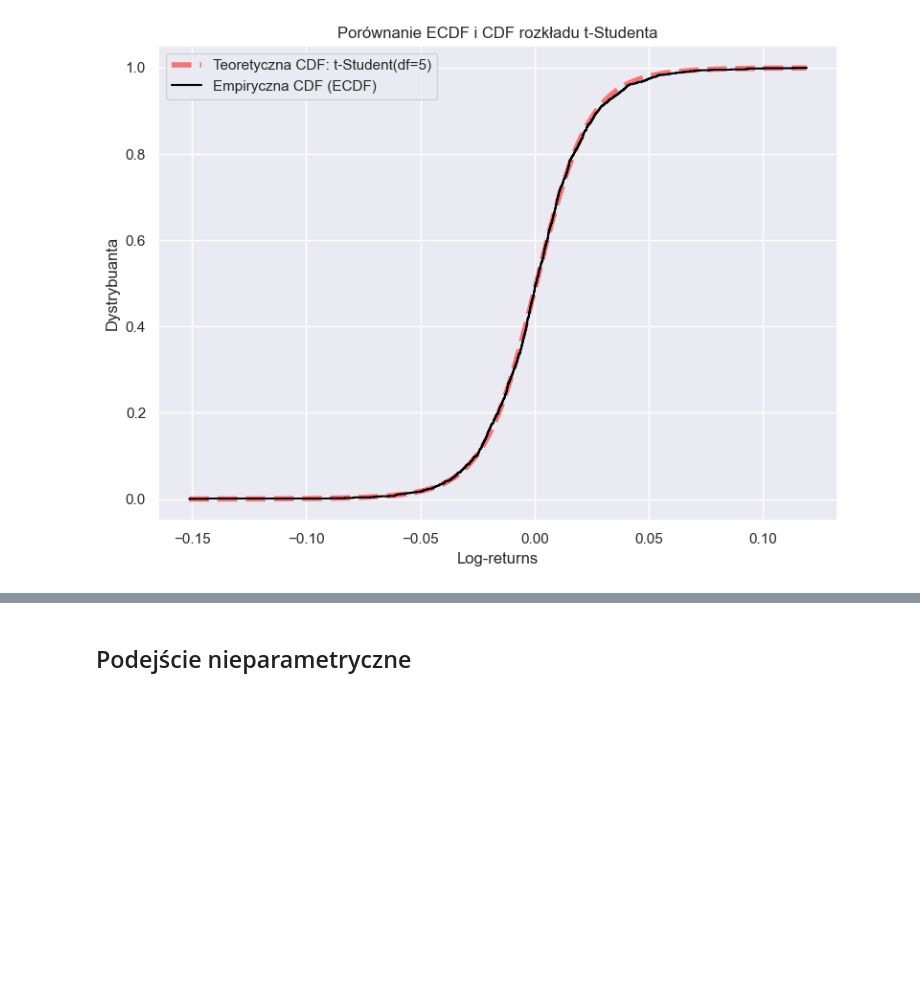
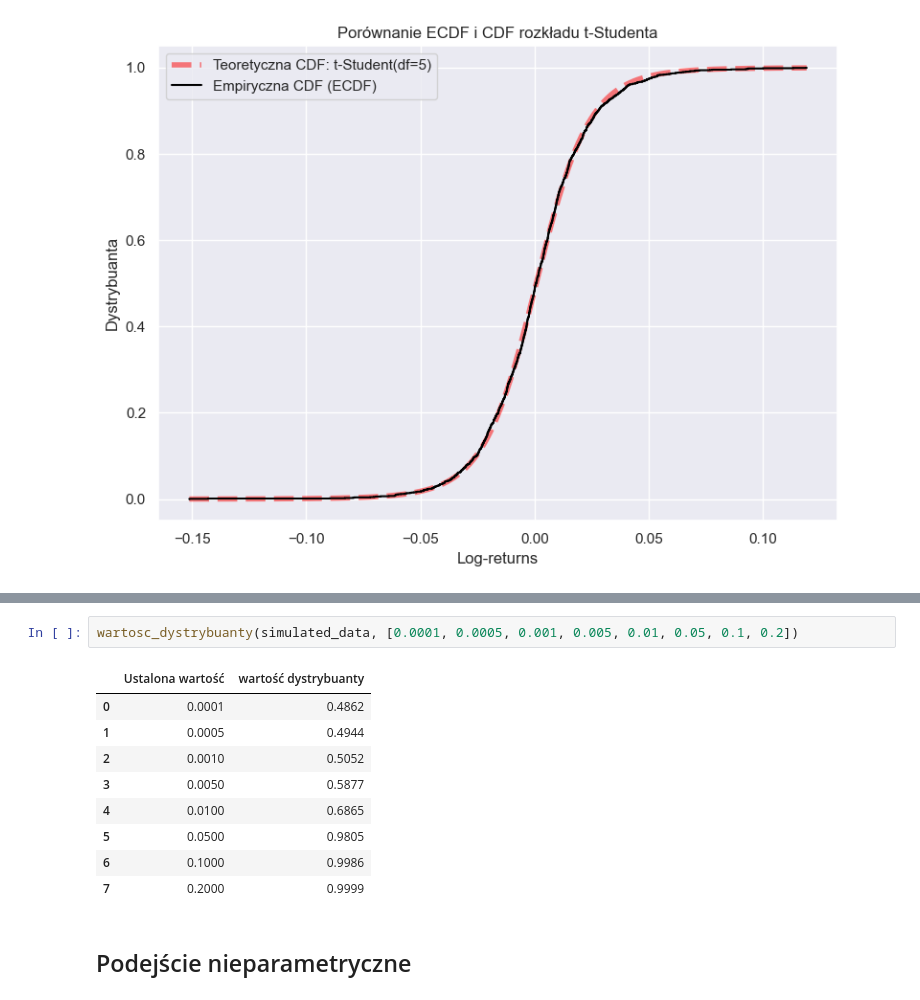
Before and after one commit to mathieuboro/nvidia_risk_management, a Jupyter notebook: projekt 2.ipynb, the cells around one changed output, grey strips where cells are left out. Drawn from its saved outputs; the diff is of its cells as text; blank space fills up the shorter version.

```diff
--- a/projekt 2.ipynb
+++ b/projekt 2.ipynb
@@ -365,3 +401,15 @@ parametry(simulated_data)
+# %%
+wartosc_dystrybuanty(simulated_data, [0.0001, 0.0005, 0.001, 0.005, 0.01, 0.05, 0.1, 0.2])
+# %% [output]
+|  | Ustalona wartość | wartość dystrybuanty |
+| 0 | 0.0001 | 0.4862 |
+| 1 | 0.0005 | 0.4944 |
+| 2 | 0.0010 | 0.5052 |
+| 3 | 0.0050 | 0.5877 |
+| 4 | 0.0100 | 0.6865 |
+| 5 | 0.0500 | 0.9805 |
+| 6 | 0.1000 | 0.9986 |
+| 7 | 0.2000 | 0.9999 |
 # %% [markdown]
 ## Podejście nieparametryczne
 # %%
```
Also changed, not shown: parts of 17 cells of this notebook.
